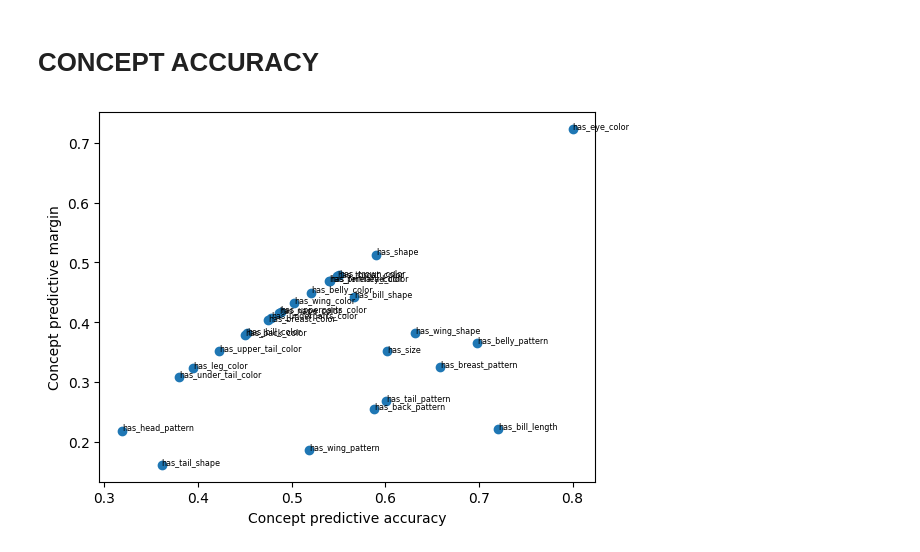
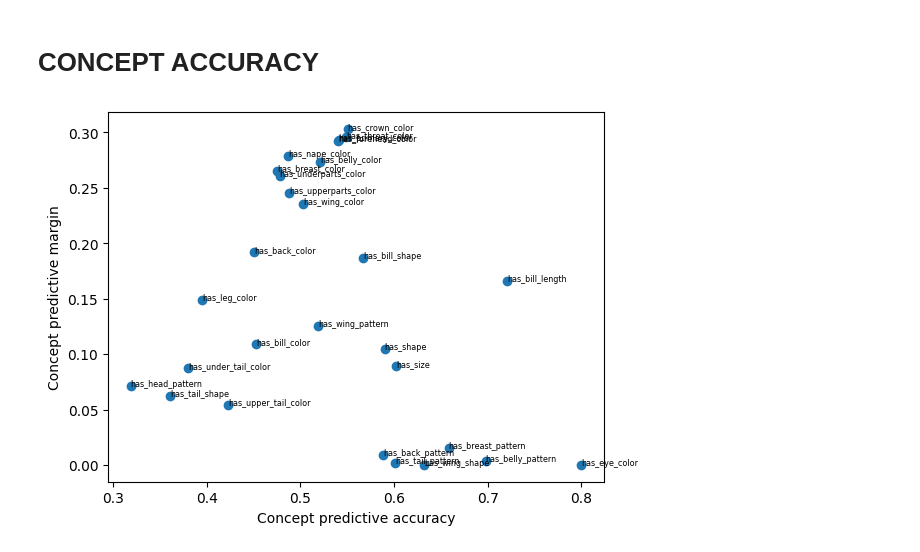
Before and after one commit to dlfelps/ml_portfolio, a Jupyter notebook: concept_bottleneck.ipynb, the cells around one changed output. Cells and saved outputs as stored; diff of their text form; code cells hidden in the pictures.

Commit message:
updated base rate calculation

```diff
--- a/concept_bottleneck.ipynb
+++ b/concept_bottleneck.ipynb
@@ -134,28 +135,34 @@ accuracy_score(classes, preds)
 # %%
 cub_attr = CUB200_attributes('.', X=cub_embeddings, ids = ids, download=False)
 _,attributes = cub_attr.get_xy()
+# %%
+def compute_base_rate(y_true):
+  enc = OneHotEncoder()
+  counts = np.sum(enc.fit_transform(y_true),axis=0)
+  normalize = counts / np.sum(counts)
+  return np.max(normalize)
+
+cav = CAV()
+cav.load_concept_predictors('cav.pkl')
+preds = cav.predict(cub_embeddings)
+concept_accuracy = []
+base_accuracy = []
+for i in range(preds.shape[1]):
+  concept_accuracy.append(accuracy_score(attributes[:,i], preds[:,i]))
+  base_accuracy.append(compute_base_rate(attributes[:,i].reshape(-1,1)))
+
+margin = np.array(concept_accuracy)-np.array(base_accuracy)
 # %%
-cav = CAV()
-cav.load_concept_predictors('cav.pkl')
-preds = cav.predict(cub_embeddings)
-concept_accuracy = []
-base_accuracy = []
-for i in range(preds.shape[1]):
-  concept_accuracy.append(accuracy_score(attributes[:,i], preds[:,i]))
-  base_accuracy.append(1/(np.max(attributes[:,i])))
-
-margin = np.array(concept_accuracy)-np.array(base_accuracy)
-
 _,names = recombine_attributes()
 fig, ax = plt.subplots()
 ax.scatter(concept_accuracy, margin)
 
 for i, txt in enumerate(names):
     ax.annotate(txt, (concept_accuracy[i], margin[i]), fontsize='xx-small')
 
 ax.set_xlabel('Concept predictive accuracy')
 ax.set_ylabel('Concept predictive margin')
 
 fig.savefig('concepts.png')
 # %% [output]
-[figure, old version]
+[figure, new version]
```
Also changed, not shown: parts of 3 cells of this notebook.
